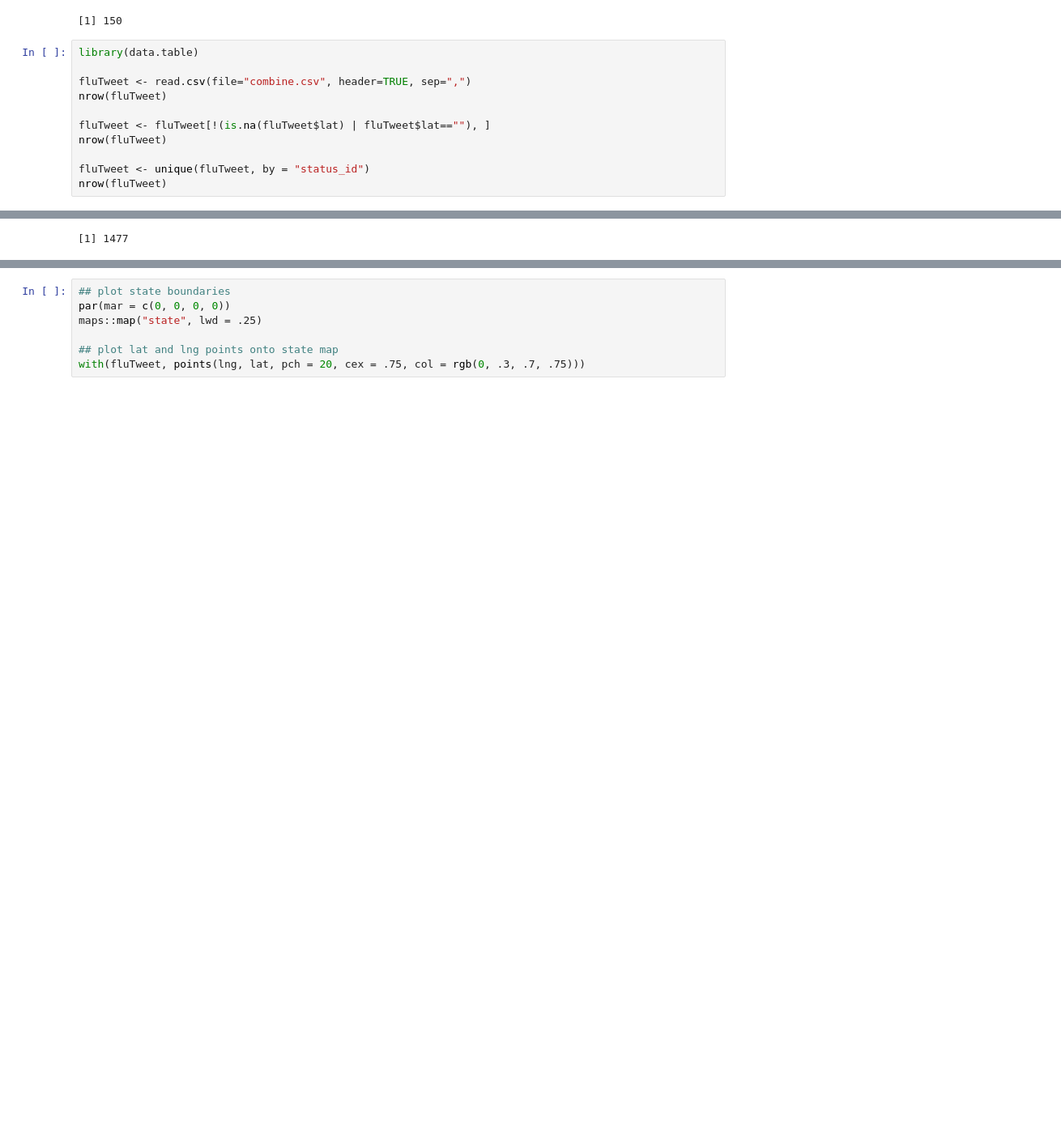
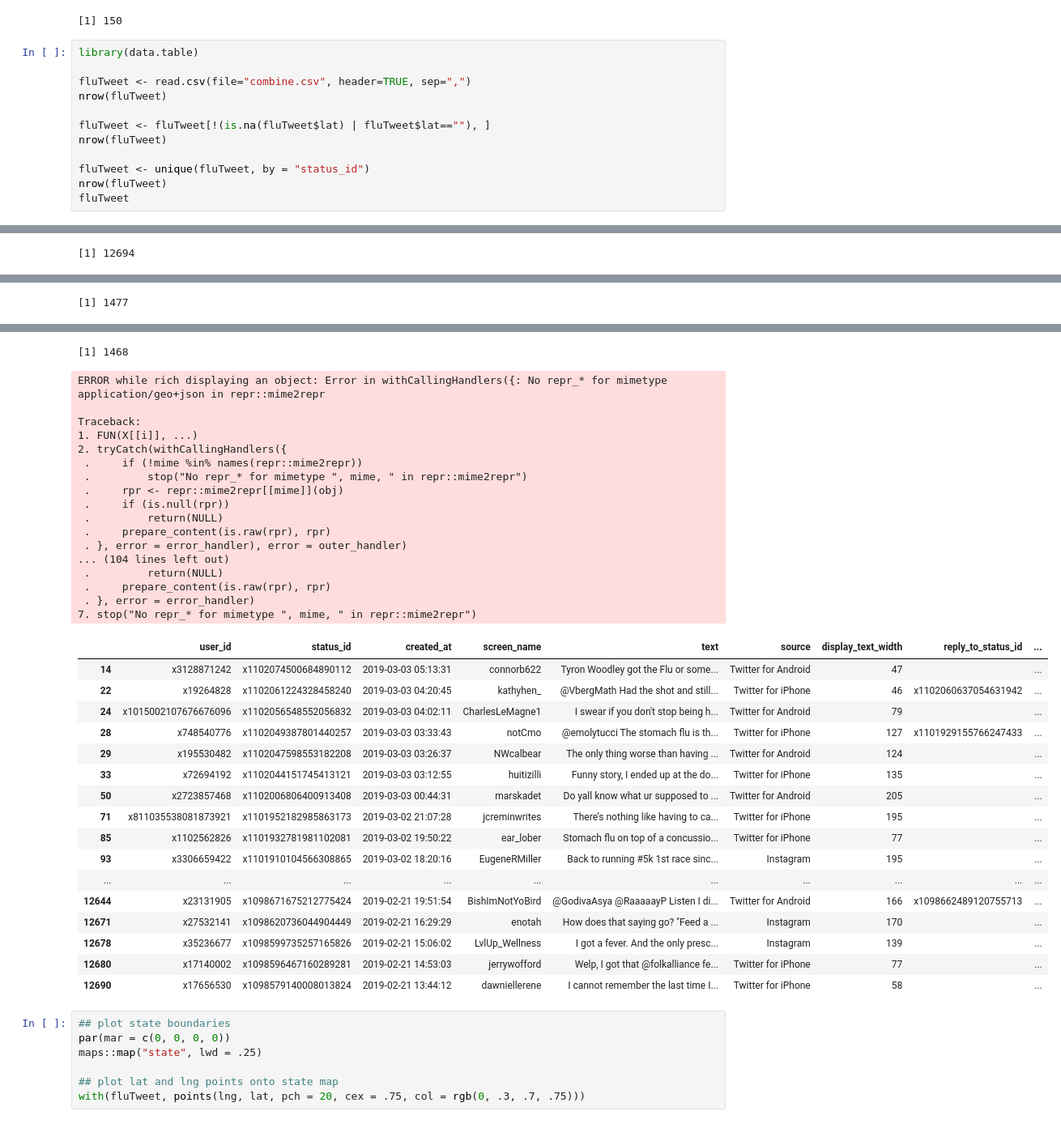
Before and after one commit to nullbringer/Exploratory-Data-Analysis, a Jupyter notebook: Lab1/part3/lab3Amlan.ipynb, the cells around one changed output, grey strips where cells are left out. Shown at 81% size. Cells and saved outputs as stored; diff of their text form; blank space fills up the shorter version.

```diff
--- a/Lab1/part3/lab3Amlan.ipynb
+++ b/Lab1/part3/lab3Amlan.ipynb
@@ -109,4 +109,5 @@ nrow(fluTweet)
 
 fluTweet <- unique(fluTweet, by = "status_id")
 nrow(fluTweet)
+fluTweet
 # %% [output]
@@ -114 +131 @@ nrow(fluTweet)
-[1] 1477
+[1] 12694
@@ -115,0 +149 @@ nrow(fluTweet)
+[1] 1477
@@ -116,3 +167,38 @@ nrow(fluTweet)
+[1] 1468
+ERROR while rich displaying an object: Error in withCallingHandlers({: No repr_* for mimetype application/geo+json in repr::mime2repr
+
+Traceback:
+1. FUN(X[[i]], ...)
+2. tryCatch(withCallingHandlers({
+ .     if (!mime %in% names(repr::mime2repr))
+ .         stop("No repr_* for mimetype ", mime, " in repr::mime2repr")
+ .     rpr <- repr::mime2repr[[mime]](obj)
+ .     if (is.null(rpr))
+ .         return(NULL)
+ .     prepare_content(is.raw(rpr), rpr)
+ . }, error = error_handler), error = outer_handler)
+... (104 lines left out)
+ .         return(NULL)
+ .     prepare_content(is.raw(rpr), rpr)
+ . }, error = error_handler)
+7. stop("No repr_* for mimetype ", mime, " in repr::mime2repr")
+|  | user_id | status_id | created_at | screen_name | text | source | display_text_width | reply_to_status_id | ... |
+| 14 | x3128871242 | x1102074500684890112 | 2019-03-03 05:13:31 | connorb622 | Tyron Woodley got the Flu or some... | Twitter for Android | 47 |  | ... |
+| 22 | x19264828 | x1102061224328458240 | 2019-03-03 04:20:45 | kathyhen_ | @VbergMath Had the shot and still... | Twitter for iPhone | 46 | x1102060637054631942 | ... |
+| 24 | x1015002107676676096 | x1102056548552056832 | 2019-03-03 04:02:11 | CharlesLeMagne1 | I swear if you don't stop being h... | Twitter for Android | 79 |  | ... |
+| 28 | x748540776 | x1102049387801440257 | 2019-03-03 03:33:43 | notCmo | @emolytucci The stomach flu is th... | Twitter for iPhone | 127 | x1101929155766247433 | ... |
+| 29 | x195530482 | x1102047598553182208 | 2019-03-03 03:26:37 | NWcalbear | The only thing worse than having ... | Twitter for Android | 124 |  | ... |
+| 33 | x72694192 | x1102044151745413121 | 2019-03-03 03:12:55 | huitizilli | Funny story, I ended up at the do... | Twitter for iPhone | 135 |  | ... |
+| 50 | x2723857468 | x1102006806400913408 | 2019-03-03 00:44:31 | marskadet | Do yall know what ur supposed to ... | Twitter for Android | 205 |  | ... |
+| 71 | x811035538081873921 | x1101952182985863173 | 2019-03-02 21:07:28 | jcreminwrites | There’s nothing like having to ca... | Twitter for iPhone | 195 |  | ... |
+| 85 | x1102562826 | x1101932781981102081 | 2019-03-02 19:50:22 | ear_lober | Stomach flu on top of a concussio... | Twitter for iPhone | 77 |  | ... |
+| 93 | x3306659422 | x1101910104566308865 | 2019-03-02 18:20:16 | EugeneRMiller | Back to running #5k 1st race sinc... | Instagram | 195 |  | ... |
+| ... | ... | ... | ... | ... | ... | ... | ... | ... | ... |
+| 12644 | x23131905 | x1098671675212775424 | 2019-02-21 19:51:54 | BishImNotYoBird | @GodivaAsya @RaaaaayP Listen I di... | Twitter for Android | 166 | x1098662489120755713 | ... |
+| 12671 | x27532141 | x1098620736044904449 | 2019-02-21 16:29:29 | enotah | How does that saying go? "Feed a ... | Instagram | 170 |  | ... |
+| 12678 | x35236677 | x1098599735257165826 | 2019-02-21 15:06:02 | LvlUp_Wellness | I got a fever. And the only presc... | Instagram | 139 |  | ... |
+| 12680 | x17140002 | x1098596467160289281 | 2019-02-21 14:53:03 | jerrywofford | Welp, I got that @folkalliance fe... | Twitter for iPhone | 77 |  | ... |
+| 12690 | x17656530 | x1098579140008013824 | 2019-02-21 13:44:12 | dawniellerene | I cannot remember the last time I... | Twitter for iPhone | 58 |  | ... |
 # %%
 ## plot state boundaries
 par(mar = c(0, 0, 0, 0))
```
Also changed, not shown: parts of 2 cells of this notebook.
